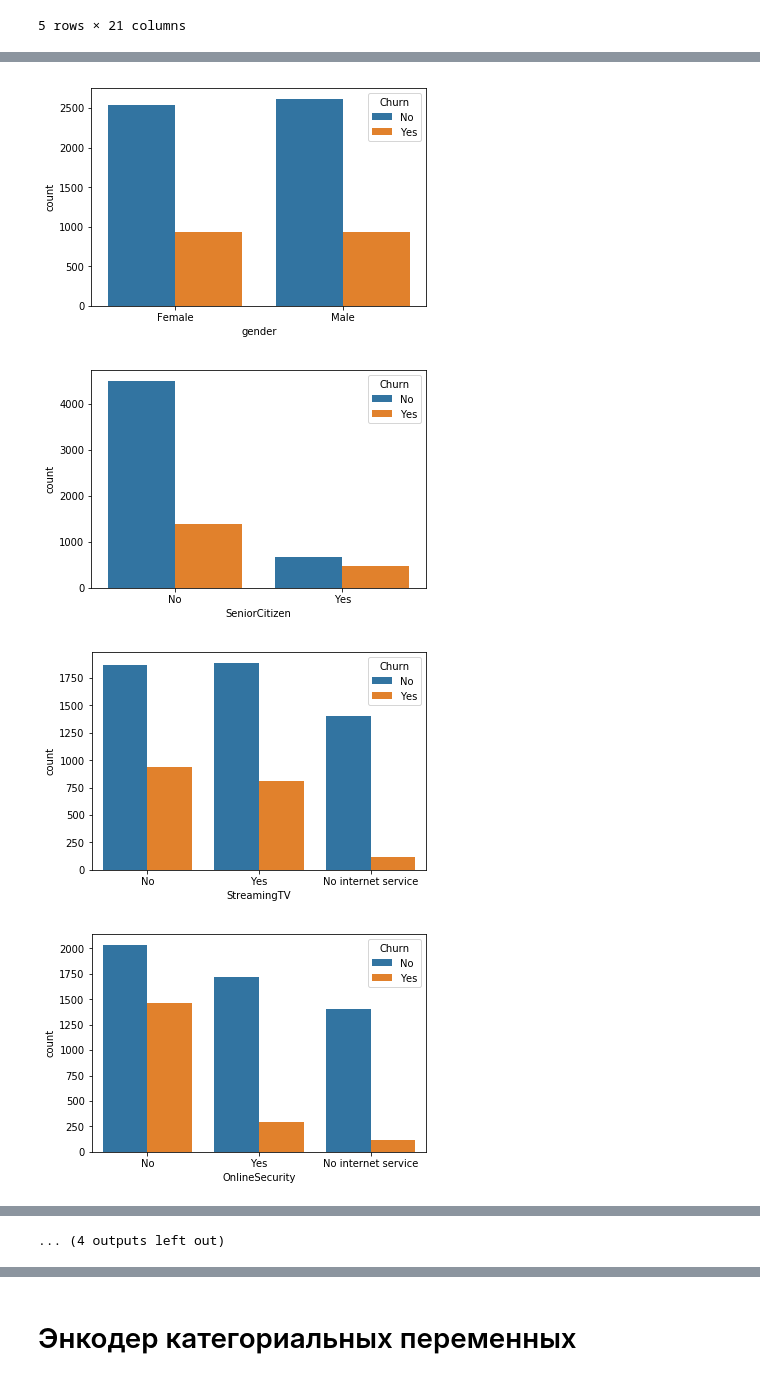
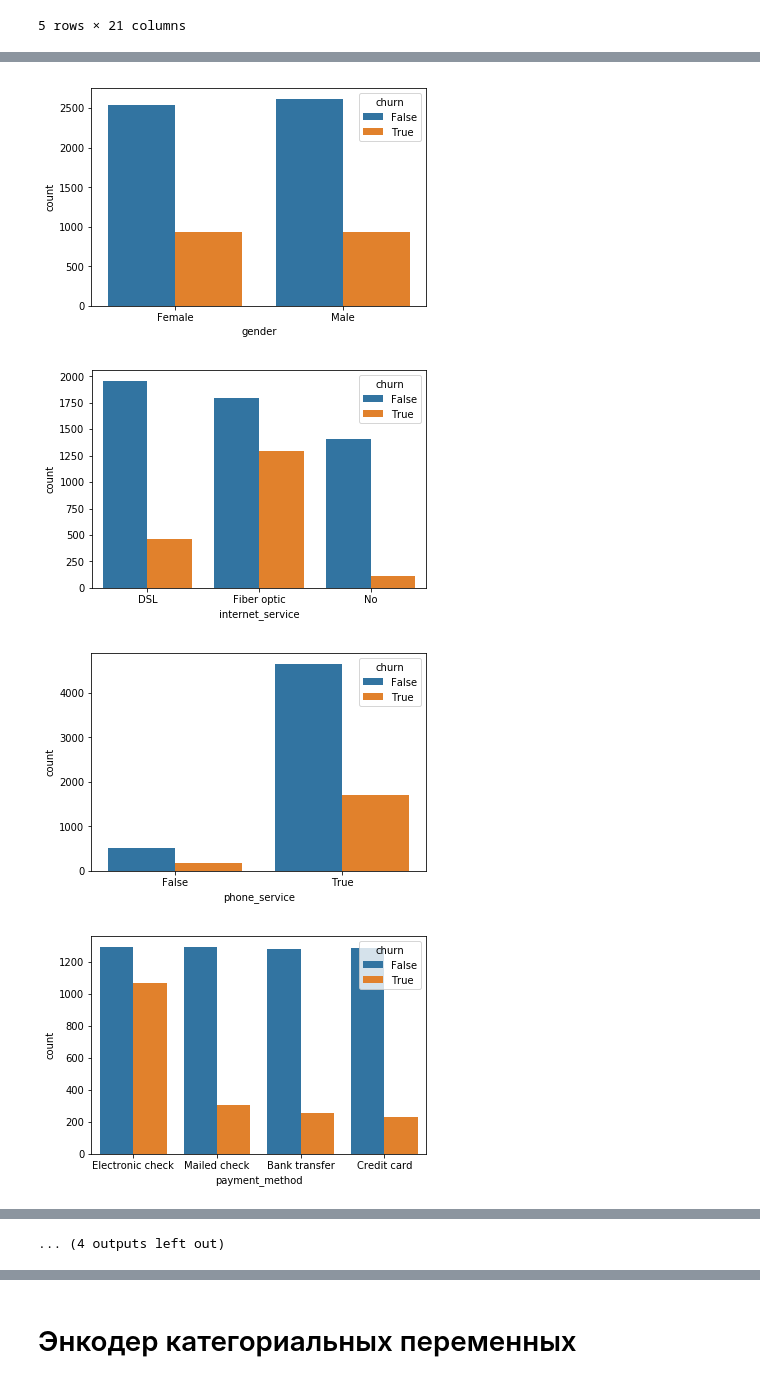
Before and after one commit to vgk77/churn_prediction, a Jupyter notebook: research/finish_model.ipynb, the cells around one changed output, grey strips where cells are left out. Cells and saved outputs as stored; diff of their text form; code cells hidden in the pictures.

Commit message:
rename dataset columns and remade predict_app

```diff
--- a/research/finish_model.ipynb
+++ b/research/finish_model.ipynb
@@ -30,19 +33,29 @@ dataset.head()
 # %%
 #Нужно заменить пустые строки в столбце TotalCharges на nan
-dataset['TotalCharges'] = dataset["TotalCharges"].replace(" ",np.nan)
+dataset['total_charges'] = dataset["total_charges"].replace(" ",np.nan)
 #Дропаем строки с пропущенными значениями TotalCharges (их всего несколько штук - нестрашно)
-dataset = dataset[dataset["TotalCharges"].notnull()]
+dataset = dataset[dataset["total_charges"].notnull()]
 dataset = dataset.reset_index()[dataset.columns]
 
 #переведем вещественные и целые числа к нужному типу
-dataset["TotalCharges"] = dataset["TotalCharges"].astype(float)
-dataset["MonthlyCharges"] = dataset["MonthlyCharges"].astype(float)
+dataset["total_charges"] = dataset["total_charges"].astype(float)
+dataset["monthly_charges"] = dataset["monthly_charges"].astype(float)
 dataset["tenure"] = dataset["tenure"].astype(int)
 
-#а здесь наоборот переводим в категориальную переменную (да/нет)
-dataset["SeniorCitizen"] = dataset["SeniorCitizen"].replace({1:"Yes",0:"No"})
+#а здесь наоборот переводим в булеву переменную (да/нет)
+dataset["senior_citizen"] = dataset["senior_citizen"].replace({1:True,0:False})
+dataset["partner"] = dataset["partner"].replace({'Yes':True,'No':False})
+dataset["dependents"] = dataset["dependents"].replace({'Yes':True,'No':False})
+dataset["phone_service"] = dataset["phone_service"].replace({'Yes':True,'No':False})
+dataset["paperless"] = dataset["paperless"].replace({'Yes':True,'No':False})
+dataset["churn"] = dataset["churn"].replace({'Yes':True,'No':False})
 
-#разделяем колонки на два типа (категориальные и вещественные). Зависимую переменную преобразуем потом
-numeric_cols = ['tenure', 'MonthlyCharges', 'TotalCharges']
-categorical_cols = list(set(dataset.columns.values.tolist()) - set(numeric_cols) - set(['Churn','customerID']))
-print(categorical_cols)
+#заменяем значения на аналогичные в базе данных
+dataset["online_security"] = dataset["online_security"].replace({'No internet service': 'NO_INTERNET'})
+dataset["device_protection"] = dataset["device_protection"].replace({'No internet service': 'NO_INTERNET'})
+dataset["online_backup"] = dataset["online_backup"].replace({'No internet service': 'NO_INTERNET'})
+dataset["streaming_movies"] = dataset["streaming_movies"].replace({'No internet service': 'NO_INTERNET'})
+dataset["streaming_tv"] = dataset["streaming_tv"].replace({'No internet service': 'NO_INTERNET'})
+dataset["multiplelines"] = dataset["multiplelines"].replace({'No phone service': 'NO_PHONE'})
+dataset["techsupport"] = dataset["techsupport"].replace({'No internet service': 'NO_INTERNET'})
+dataset["payment_method"] = dataset["payment_method"].replace({'Bank transfer (automatic)': 'Bank transfer', 'Credit card (automatic)': 'Credit card' })
@@ -50,0 +62,5 @@ print(categorical_cols)
+# %%
+#разделяем колонки на два типа (категориальные и вещественные). Зависимую переменную преобразуем потом
+numeric_cols = ["tenure", "monthly_charges", "total_charges"]
+categorical_cols = list(set(dataset.columns.values.tolist()) - set(numeric_cols) - set(["churn","customer_id"]))
+print(categorical_cols)
@@ -53,7 +71,7 @@ print(categorical_cols)
 # Графики подсказывают распределение отточников по признакам
 # Например сразу видно, что среди тех, у кого нет Online Backup процент отточников выше
 for var in categorical_cols:
-    ax = sns.countplot(x=var,hue="Churn", data=dataset)
+    ax = sns.countplot(x=var,hue="churn", data=dataset)
     i =+1
     plt.show()
 # %% [output]
@@ -65,4 +83,4 @@ for var in categorical_cols:
-[figure, old version]
+[figure, new version]
-[figure, old version]
+[figure, new version]
-[figure, old version]
+[figure, new version]
-[figure, old version]
+[figure, new version]
```
Also changed, not shown: parts of 17 cells of this notebook, 9 other files.
